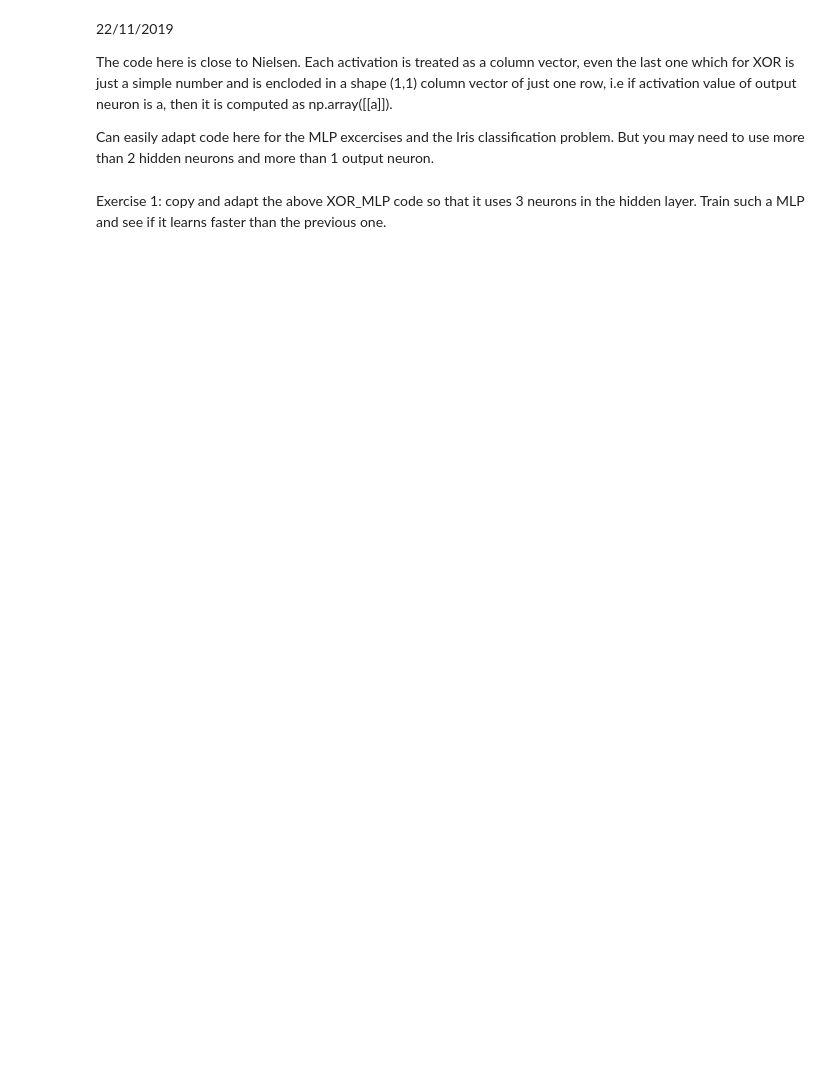
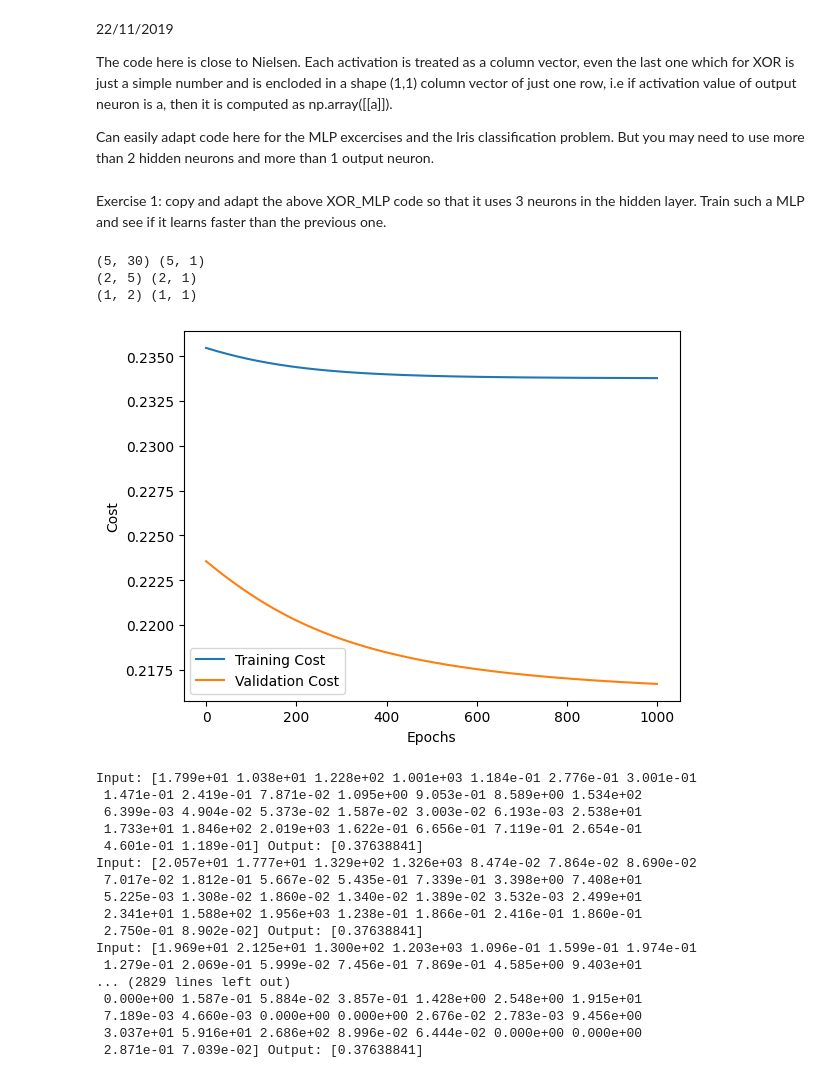
Before and after one commit to MatthewBradon/Sigmoid_MLP, a Jupyter notebook: XOR_MLP v1.ipynb, the cells around one changed output. Drawn from its saved outputs; the diff is of its cells as text; code cells hidden in the pictures; blank space fills up the shorter version.

Commit message:
Added validation MLP

```diff
--- a/XOR_MLP v1.ipynb
+++ b/XOR_MLP v1.ipynb
@@ -16,6 +17,13 @@ def sigm(z):
 def sigm_deriv(z):
     a = sigm(z)
     return a*(1 - a)
+# %%
+def sigm(z):
+    return expit(z)
+
+def sigm_deriv(z):
+    a = sigm(z)
+    return a * (1 - a)
 # %%
 class XOR_MLP:
     def __init__(self):
@@ -876,0 +1088,73 @@ bc_mlp.human_readable_feedforward(xs)
+# %%
+#Breast Cancer Wisconsin (Diagnostic) Data Set using validation MLP
+
+df = pd.read_csv('bc_data.csv', header=None)
+
+#1st column is id drop it
+df = df.drop(df.columns[[0]], axis=1)
+
+#Drop 1st row from dataframe
+df = df.drop(df.index[0])
+
+#1st column is diagnosis use it as output
+training_outputs = df.iloc[:,0]
+
+#Convert M and B to 1 and 0
+training_outputs = np.where(training_outputs == 'M', 1, 0)
+
+#Convert training_outputs to numpy array
+training_outputs = training_outputs.astype(int)
+
+#Drop 1st column from dataframe
+df = df.drop(df.columns[[0]], axis=1)
+
+#Convert dataframe to numpy array
+training_inputs = df.to_numpy()
+
+#Clean up data
+training_inputs = training_inputs.astype(float)
+
+
+input_size = 30
+hidden_layer_sizes = [5,2]
+output_size = 1
+
+bc_mlp = validation_MLP(input_size, hidden_layer_sizes, output_size)
+
+bc_mlp.train_inputs = training_inputs
+bc_mlp.train_outputs = training_outputs
+
+bc_mlp.validation_inputs = test_inputs
+bc_mlp.validation_outputs = test_outputs
+
+xs = training_inputs.T
+
+#bc_mlp.human_readable_feedforward(xs)
+
+epochs = 1000
+
+c, validation_c = bc_mlp.train(epochs, 0.5)
+
+bc_mlp.human_readable_feedforward(xs)
+# %% [output]
+(5, 30) (5, 1)
+(2, 5) (2, 1)
+(1, 2) (1, 1)
+[figure, added]
+Input: [1.799e+01 1.038e+01 1.228e+02 1.001e+03 1.184e-01 2.776e-01 3.001e-01
+ 1.471e-01 2.419e-01 7.871e-02 1.095e+00 9.053e-01 8.589e+00 1.534e+02
+ 6.399e-03 4.904e-02 5.373e-02 1.587e-02 3.003e-02 6.193e-03 2.538e+01
+ 1.733e+01 1.846e+02 2.019e+03 1.622e-01 6.656e-01 7.119e-01 2.654e-01
+ 4.601e-01 1.189e-01] Output: [0.37638841]
+Input: [2.057e+01 1.777e+01 1.329e+02 1.326e+03 8.474e-02 7.864e-02 8.690e-02
+ 7.017e-02 1.812e-01 5.667e-02 5.435e-01 7.339e-01 3.398e+00 7.408e+01
+ 5.225e-03 1.308e-02 1.860e-02 1.340e-02 1.389e-02 3.532e-03 2.499e+01
+ 2.341e+01 1.588e+02 1.956e+03 1.238e-01 1.866e-01 2.416e-01 1.860e-01
+ 2.750e-01 8.902e-02] Output: [0.37638841]
+Input: [1.969e+01 2.125e+01 1.300e+02 1.203e+03 1.096e-01 1.599e-01 1.974e-01
+ 1.279e-01 2.069e-01 5.999e-02 7.456e-01 7.869e-01 4.585e+00 9.403e+01
+... (2829 lines left out)
+ 0.000e+00 1.587e-01 5.884e-02 3.857e-01 1.428e+00 2.548e+00 1.915e+01
+ 7.189e-03 4.660e-03 0.000e+00 0.000e+00 2.676e-02 2.783e-03 9.456e+00
+ 3.037e+01 5.916e+01 2.686e+02 8.996e-02 6.444e-02 0.000e+00 0.000e+00
+ 2.871e-01 7.039e-02] Output: [0.37638841]
```
Also changed, not shown: parts of 9 cells of this notebook.
